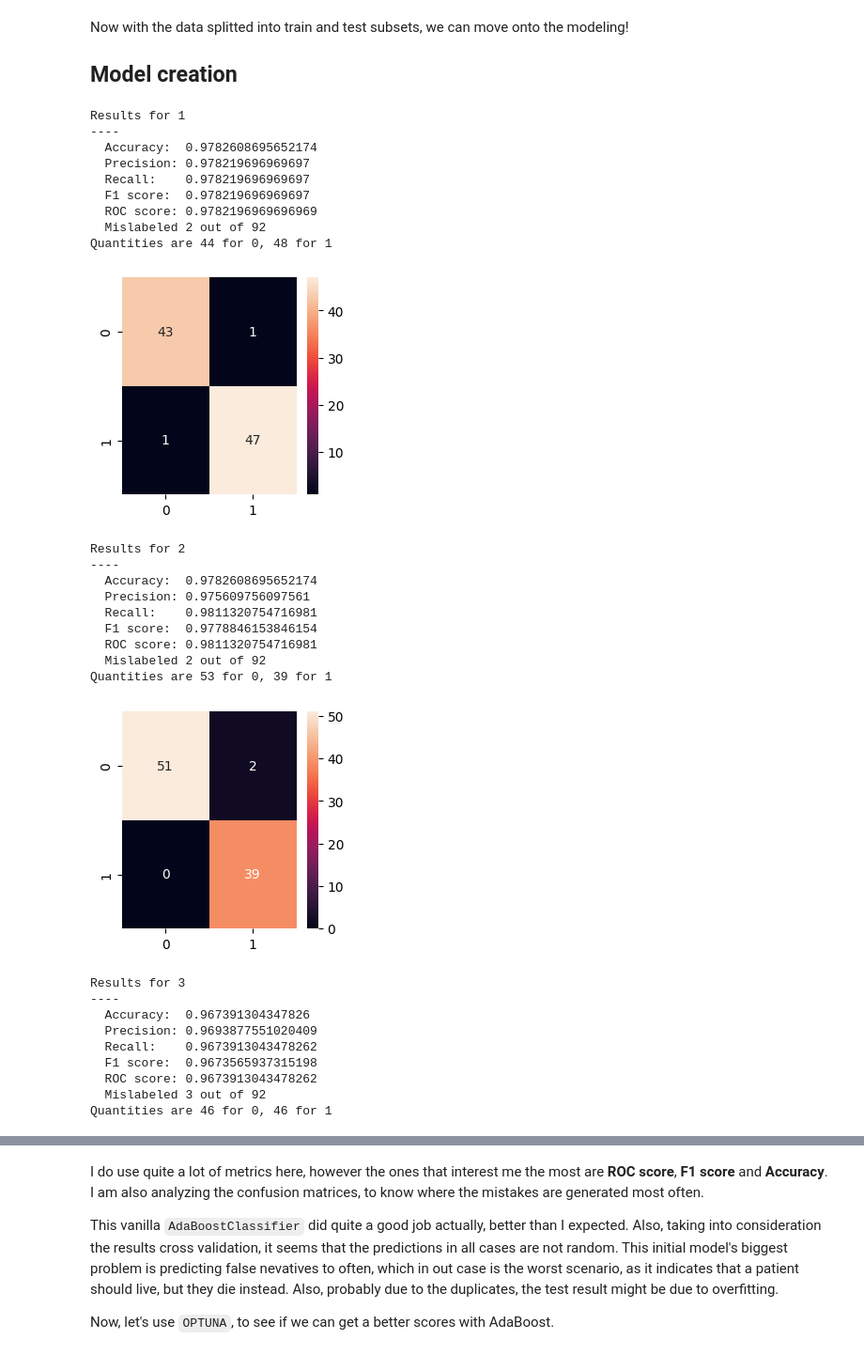
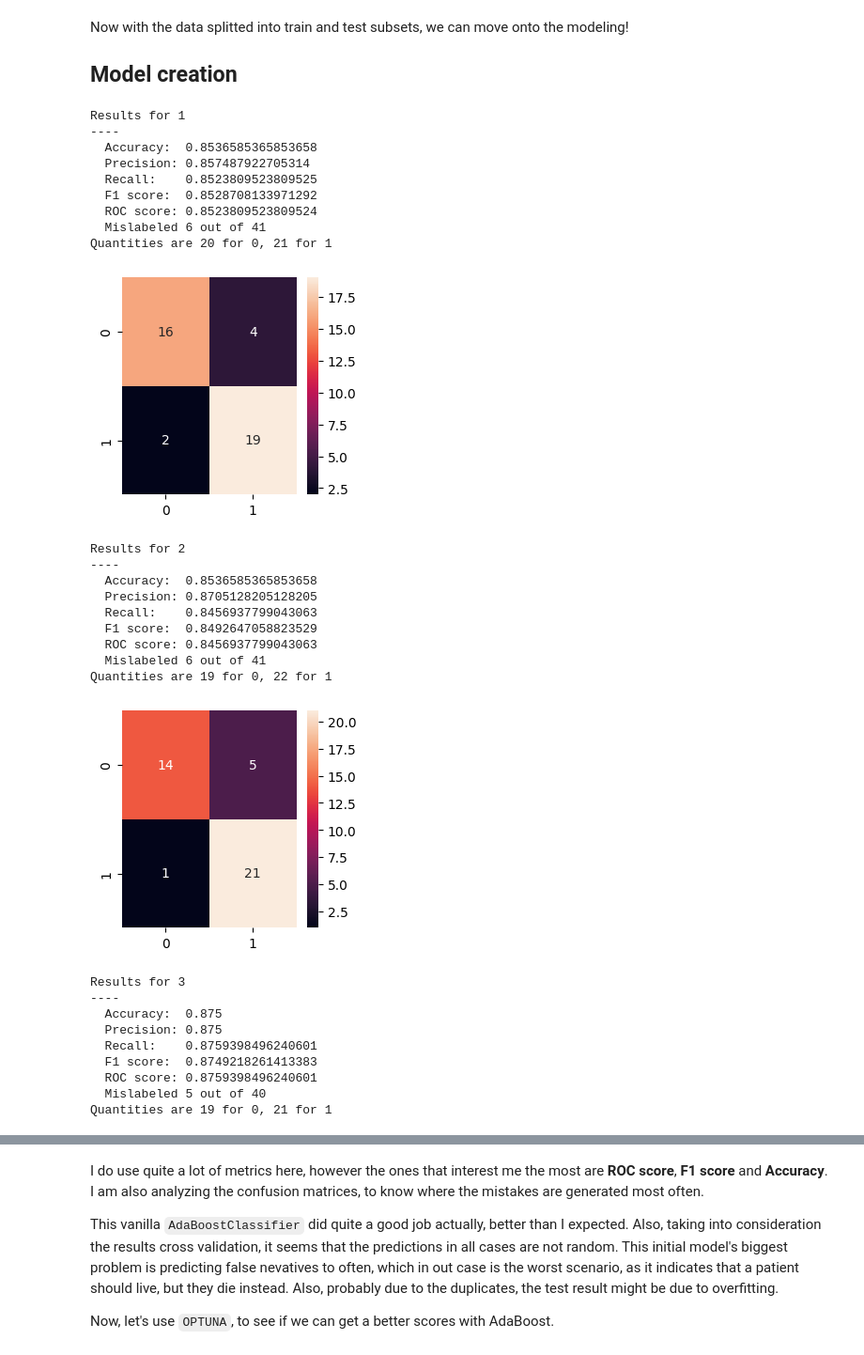
Before and after one commit to miladziekanowska/heart-failure-classification, a Jupyter notebook: Heart_failure_EDA_Modeling.ipynb, the cells around one changed output, grey strips where cells are left out. Shown at 94% size. Saved outputs shown, nothing was run; the diff lists cells and outputs as text; code cells hidden in the pictures.

```diff
--- a/Heart_failure_EDA_Modeling.ipynb
+++ b/Heart_failure_EDA_Modeling.ipynb
@@ -171,6 +172,6 @@ df_c['CO'].replace('', 'none', inplace=True)
 # %%
 # others column is also messy and requires clean up
-df_c['Others'] = df_c['Others'].replace(r',\s*|,', ', ', regex=True)
+df['Others'] = df['Others'].replace(r',\s*|,', ', ', regex=True)
 # %% [markdown]
 When it comes to `Diagnosis`, I do not understand a letter in here.
 At work, I would ask someone with medical background to group these. Since I am doing this alone, I asked ChatGPT to group these and it distinuished a 5 types:
@@ -183,7 +184,7 @@ At work, I would ask someone with medical background to group these. Since I am
 Most of these are cardiac arrests, but in medical aspects are slighly different.
 # %%
 # Let's group it
-for diagnosis in df_c['Diagnosis'].unique():
+for diagnosis in df['Diagnosis'].unique():
     if "M.I" in diagnosis or "ACUTE" in diagnosis:
         # myocardial infarctions (MI)
         df.loc[df['Diagnosis'] == diagnosis, 'Diagnosis'] = 'MI'
@@ -242,13 +243,13 @@ significant_columns = [] #list of significant columns
 alpha = 0.1 # significance level
 
 for column in categorical_columns:
-    p_value = chi_square_test(df_c, 'Mortality', column)
+    p_value = chi_square_test(df, 'Mortality', column)
     if p_value <= alpha:
         significant_columns.append(column)
 
 pvalues = []
 for column in numeric_columns:
-    p_value = t_test(df_c, 'Mortality', column)
+    p_value = t_test(df, 'Mortality', column)
     if p_value <= alpha:
         significant_columns.append(column)
         pvalues.append([column, p_value])
@@ -343,6 +307,9 @@ for column in label_enc_columns:
     df[column] = labeler.fit_transform(df[column])
     if column not in labels_dict.keys():
         labels_dict[column] = dict(zip(labeler.transform(labeler.classes_), labeler.classes_))
+
+with open('data/labeler.pkl', 'wb') as f:
+    pickle.dump((labels_dict), f)
 # %%
 # so we keep it originally sorted
 df = df.sort_index()
@@ -482,51 +443,51 @@ X_train_sm, y_train_sm = sm.fit_resample(X_train, y_train)
 # %%
 kfoldcv = KFold(n_splits=5,
                 shuffle=True,
-                random_state=42
+                random_state=27
                )
 
 # let's try on vanilla AdaBoost
 for n, (train, val) in enumerate(kfoldcv.split(X_train_sm, y_train_sm), 1):
     X_train_fold, y_train_fold = X_train_sm.iloc[train], y_train_sm.iloc[train]
     X_val_fold, y_val_fold = X_train_sm.iloc[val], y_train_sm.iloc[val]
 
     # X_train_scaled = scaler.fit_transform(X_train_fold)
     # X_val_scaled = scaler.fit_transform(X_val_fold)
 
-    abc = AdaBoostClassifier()
-    abc.fit(X_train_fold, y_train_fold)
-    y_pred = abc.predict(X_val_fold)
+    ada1 = AdaBoostClassifier()
+    ada1.fit(X_train_fold, y_train_fold)
+    y_pred = ada1.predict(X_val_fold)
 
     print_results(calculate_metrics(y_val_fold, y_pred), classifier_id=n)
     get_binary_classes(y_val_fold)
     get_confusion_matrix(y_val_fold, y_pred)
 # %% [output]
 Results for 1
 ----
-  Accuracy:  0.9782608695652174
-  Precision: 0.978219696969697
-  Recall:    0.978219696969697
-  F1 score:  0.978219696969697
-  ROC score: 0.9782196969696969
-  Mislabeled 2 out of 92
-Quantities are 44 for 0, 48 for 1
+  Accuracy:  0.8536585365853658
+  Precision: 0.857487922705314
+  Recall:    0.8523809523809525
+  F1 score:  0.8528708133971292
+  ROC score: 0.8523809523809524
+  Mislabeled 6 out of 41
+Quantities are 20 for 0, 21 for 1
-[figure, old version]
+[figure, new version]
 Results for 2
 ----
-  Accuracy:  0.9782608695652174
-  Precision: 0.975609756097561
-  Recall:    0.9811320754716981
-  F1 score:  0.9778846153846154
-  ROC score: 0.9811320754716981
-  Mislabeled 2 out of 92
-Quantities are 53 for 0, 39 for 1
+  Accuracy:  0.8536585365853658
+  Precision: 0.8705128205128205
+  Recall:    0.8456937799043063
+  F1 score:  0.8492647058823529
+  ROC score: 0.8456937799043063
+  Mislabeled 6 out of 41
+Quantities are 19 for 0, 22 for 1
-[figure, old version]
+[figure, new version]
 Results for 3
 ----
-  Accuracy:  0.967391304347826
-  Precision: 0.9693877551020409
-  Recall:    0.9673913043478262
-  F1 score:  0.9673565937315198
-  ROC score: 0.9673913043478262
-  Mislabeled 3 out of 92
-Quantities are 46 for 0, 46 for 1
+  Accuracy:  0.875
+  Precision: 0.875
+  Recall:    0.8759398496240601
+  F1 score:  0.8749218261413383
+  ROC score: 0.8759398496240601
+  Mislabeled 5 out of 40
+Quantities are 19 for 0, 21 for 1
```
Also changed, not shown: parts of 39 cells of this notebook, 4 other files.
